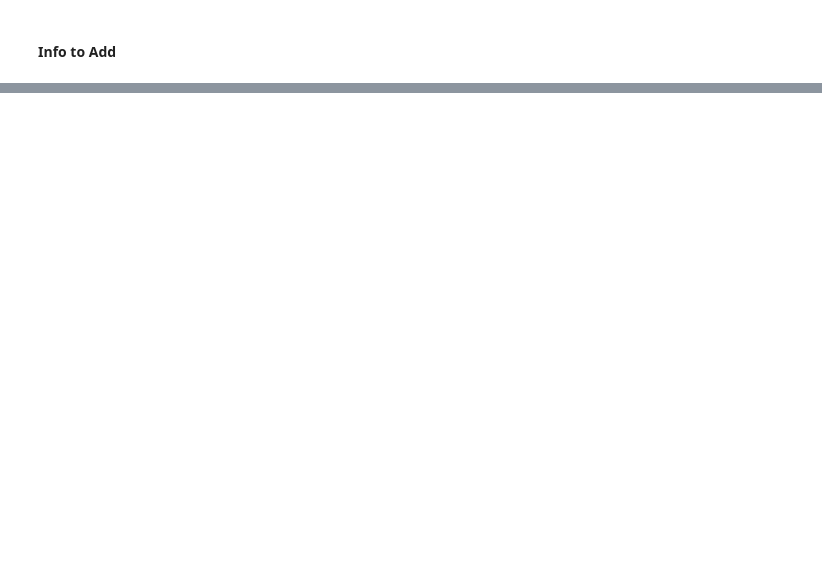
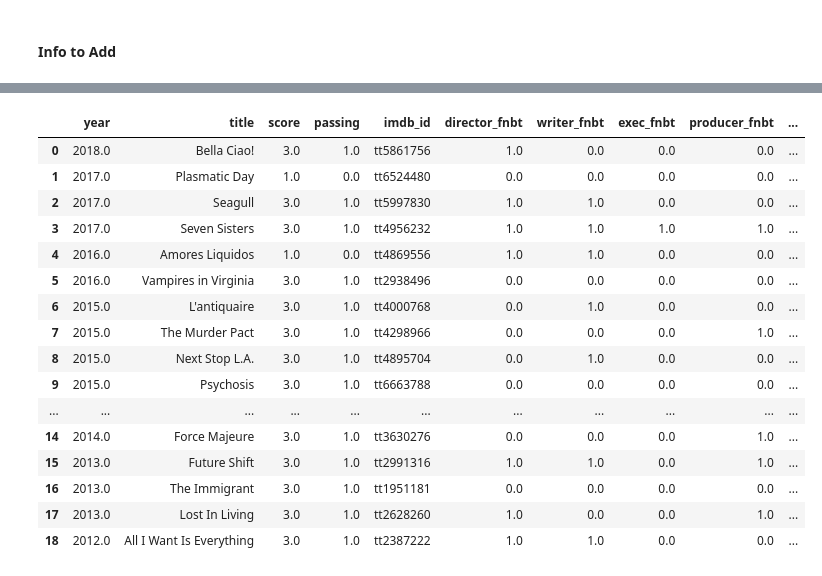
Before and after one commit to MagicMilly/women-in-film-analysis-dashboard, a Jupyter notebook: more_data_munging_useful.ipynb, the cells around one changed output, grey strips where cells are left out. Saved outputs shown, nothing was run; the diff lists cells and outputs as text; code cells hidden in the pictures; blank space fills up the shorter version.

```diff
--- a/more_data_munging_useful.ipynb
+++ b/more_data_munging_useful.ipynb
@@ -2310,0 +2364,21 @@ bechdel_no_tv_shows.loc[bechdel_no_tv_shows.title == 'The Wonderful Wizard of Oz
+# %%
+new_df3 = pd.DataFrame(data=slightly_3, columns=columns)
+new_df3
+# %% [output]
+|  | year | title | score | passing | imdb_id | director_fnbt | writer_fnbt | exec_fnbt | producer_fnbt | ... |
+| 0 | 2018.0 | Bella Ciao! | 3.0 | 1.0 | tt5861756 | 1.0 | 0.0 | 0.0 | 0.0 | ... |
+| 1 | 2017.0 | Plasmatic Day | 1.0 | 0.0 | tt6524480 | 0.0 | 0.0 | 0.0 | 0.0 | ... |
+| 2 | 2017.0 | Seagull | 3.0 | 1.0 | tt5997830 | 1.0 | 1.0 | 0.0 | 0.0 | ... |
+| 3 | 2017.0 | Seven Sisters | 3.0 | 1.0 | tt4956232 | 1.0 | 1.0 | 1.0 | 1.0 | ... |
+| 4 | 2016.0 | Amores Liquidos | 1.0 | 0.0 | tt4869556 | 1.0 | 1.0 | 0.0 | 0.0 | ... |
+| 5 | 2016.0 | Vampires in Virginia | 3.0 | 1.0 | tt2938496 | 0.0 | 0.0 | 0.0 | 0.0 | ... |
+| 6 | 2015.0 | L'antiquaire | 3.0 | 1.0 | tt4000768 | 0.0 | 1.0 | 0.0 | 0.0 | ... |
+| 7 | 2015.0 | The Murder Pact | 3.0 | 1.0 | tt4298966 | 0.0 | 0.0 | 0.0 | 1.0 | ... |
+| 8 | 2015.0 | Next Stop L.A. | 3.0 | 1.0 | tt4895704 | 0.0 | 1.0 | 0.0 | 0.0 | ... |
+| 9 | 2015.0 | Psychosis | 3.0 | 1.0 | tt6663788 | 0.0 | 0.0 | 0.0 | 0.0 | ... |
+| ... | ... | ... | ... | ... | ... | ... | ... | ... | ... | ... |
+| 14 | 2014.0 | Force Majeure | 3.0 | 1.0 | tt3630276 | 0.0 | 0.0 | 0.0 | 1.0 | ... |
+| 15 | 2013.0 | Future Shift | 3.0 | 1.0 | tt2991316 | 1.0 | 1.0 | 0.0 | 1.0 | ... |
+| 16 | 2013.0 | The Immigrant | 3.0 | 1.0 | tt1951181 | 0.0 | 0.0 | 0.0 | 0.0 | ... |
+| 17 | 2013.0 | Lost In Living | 3.0 | 1.0 | tt2628260 | 1.0 | 0.0 | 0.0 | 1.0 | ... |
+| 18 | 2012.0 | All I Want Is Everything | 3.0 | 1.0 | tt2387222 | 1.0 | 1.0 | 0.0 | 0.0 | ... |
```
Also changed, not shown: parts of 26 cells of this notebook.
